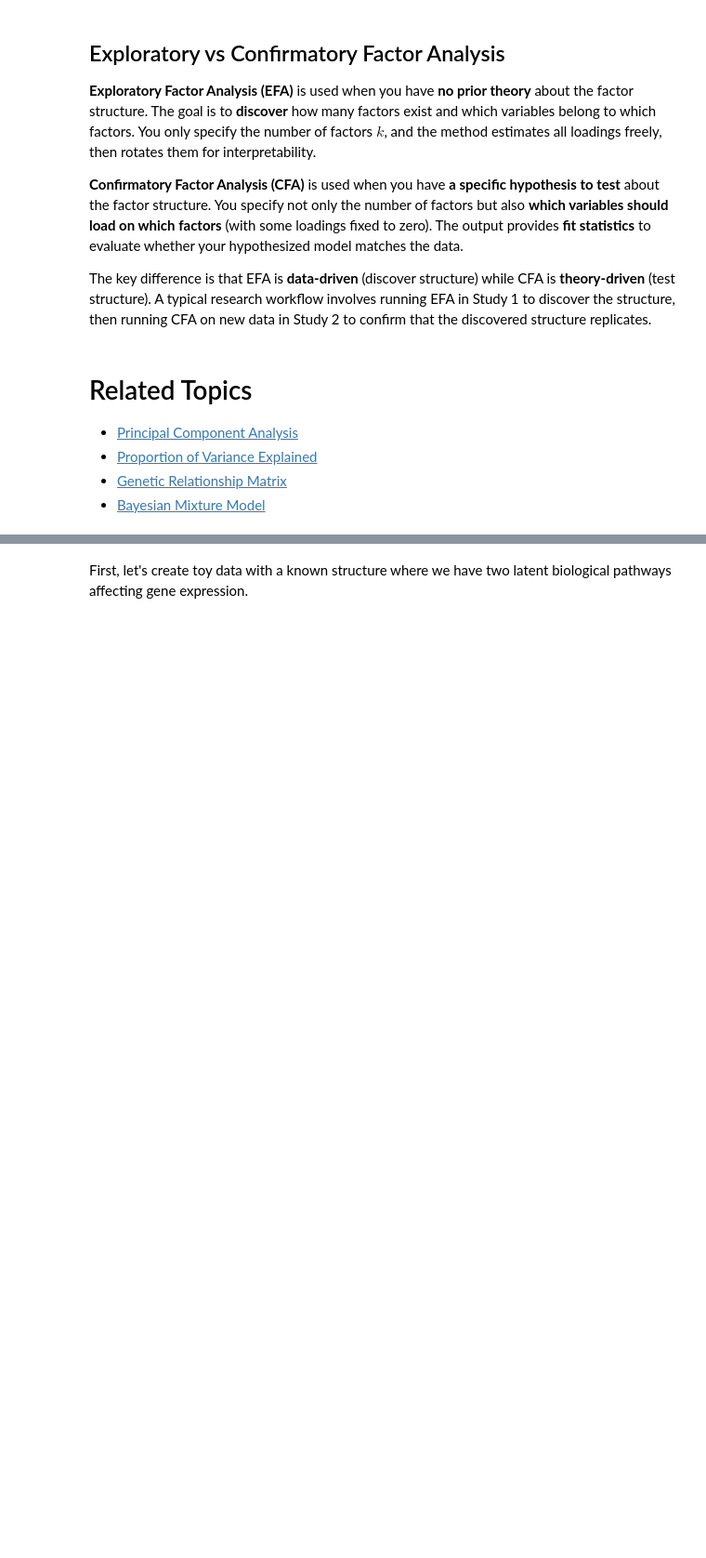
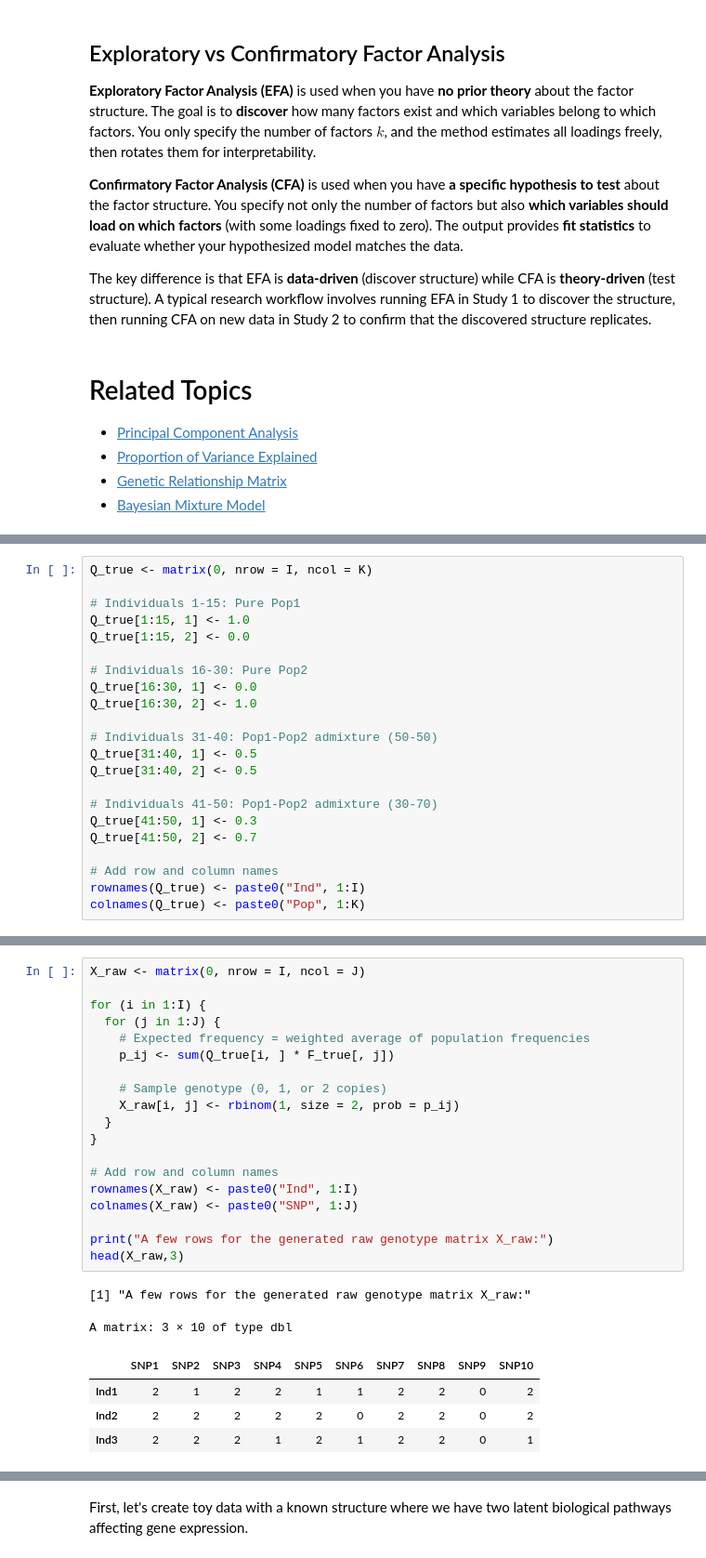
Before and after one commit to RuiDongDR/statgen-prerequisites, a Jupyter notebook: factor_analysis.ipynb, the cells around one changed output, grey strips where cells are left out. Shown at 93% size. Saved outputs shown, nothing was run; the diff lists cells and outputs as text; blank space fills up the shorter version.

Commit message:
add ADMIXTURE

```diff
--- a/factor_analysis.ipynb
+++ b/factor_analysis.ipynb
@@ -100,0 +161,22 @@ The key difference is that EFA is **data-driven** (discover structure) while CFA
+# %%
+Q_true <- matrix(0, nrow = I, ncol = K)
+
+# Individuals 1-15: Pure Pop1
+Q_true[1:15, 1] <- 1.0
+Q_true[1:15, 2] <- 0.0
+
+# Individuals 16-30: Pure Pop2
+Q_true[16:30, 1] <- 0.0
+Q_true[16:30, 2] <- 1.0
+
+# Individuals 31-40: Pop1-Pop2 admixture (50-50)
+Q_true[31:40, 1] <- 0.5
+Q_true[31:40, 2] <- 0.5
+
+# Individuals 41-50: Pop1-Pop2 admixture (30-70)
+Q_true[41:50, 1] <- 0.3
+Q_true[41:50, 2] <- 0.7
+
+# Add row and column names
+rownames(Q_true) <- paste0("Ind", 1:I)
+colnames(Q_true) <- paste0("Pop", 1:K)
@@ -100,0 +195,26 @@ The key difference is that EFA is **data-driven** (discover structure) while CFA
+# %%
+X_raw <- matrix(0, nrow = I, ncol = J)
+
+for (i in 1:I) {
+  for (j in 1:J) {
+    # Expected frequency = weighted average of population frequencies
+    p_ij <- sum(Q_true[i, ] * F_true[, j])
+
+    # Sample genotype (0, 1, or 2 copies)
+    X_raw[i, j] <- rbinom(1, size = 2, prob = p_ij)
+  }
+}
+
+# Add row and column names
+rownames(X_raw) <- paste0("Ind", 1:I)
+colnames(X_raw) <- paste0("SNP", 1:J)
+
+print("A few rows for the generated raw genotype matrix X_raw:")
+head(X_raw,3)
+# %% [output]
+[1] "A few rows for the generated raw genotype matrix X_raw:"
+A matrix: 3 × 10 of type dbl
+|  | SNP1 | SNP2 | SNP3 | SNP4 | SNP5 | SNP6 | SNP7 | SNP8 | SNP9 | SNP10 |
+| Ind1 | 2 | 1 | 2 | 2 | 1 | 1 | 2 | 2 | 0 | 2 |
+| Ind2 | 2 | 2 | 2 | 2 | 2 | 0 | 2 | 2 | 0 | 2 |
+| Ind3 | 2 | 2 | 2 | 1 | 2 | 1 | 2 | 2 | 0 | 1 |
```
Also changed, not shown: parts of 54 cells of this notebook, 3 other files.
